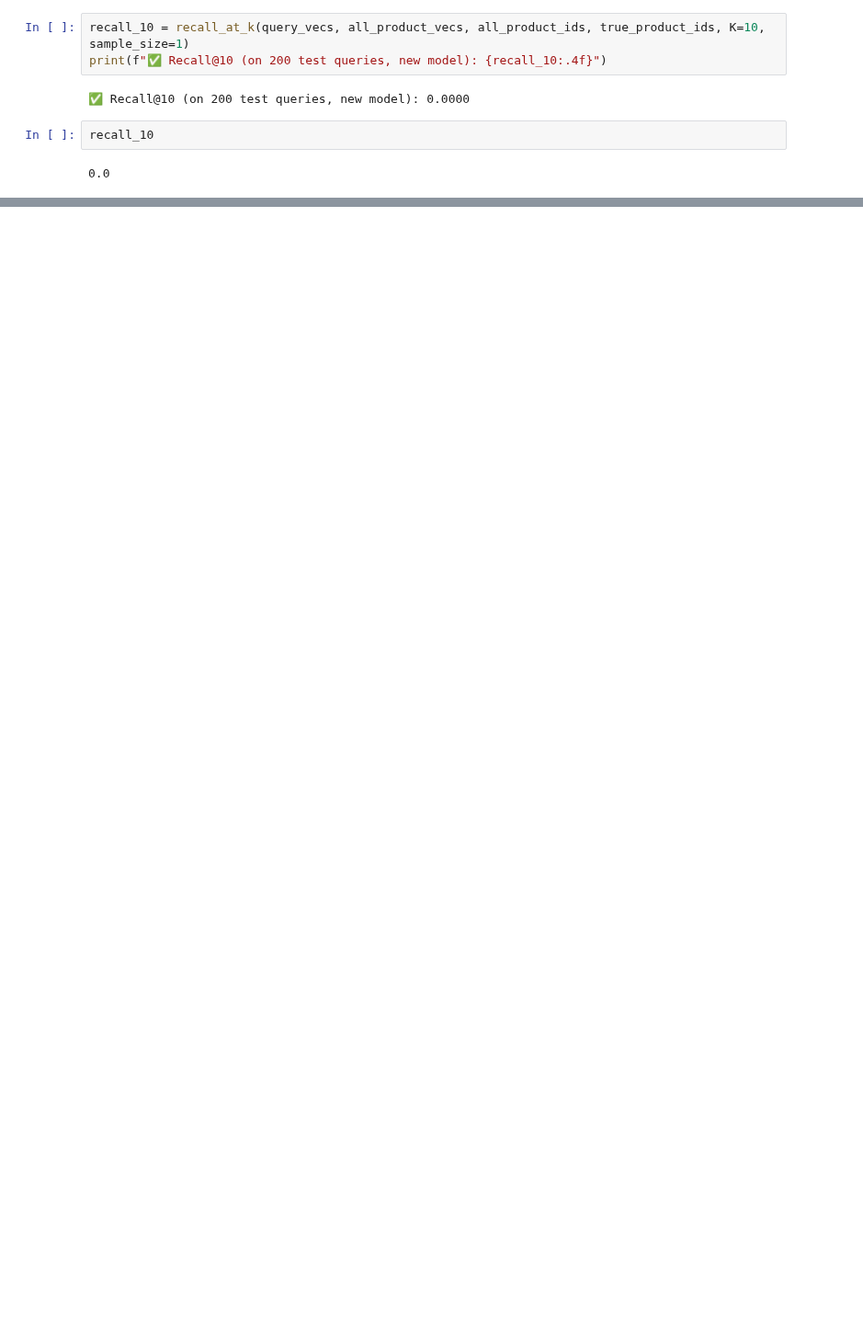
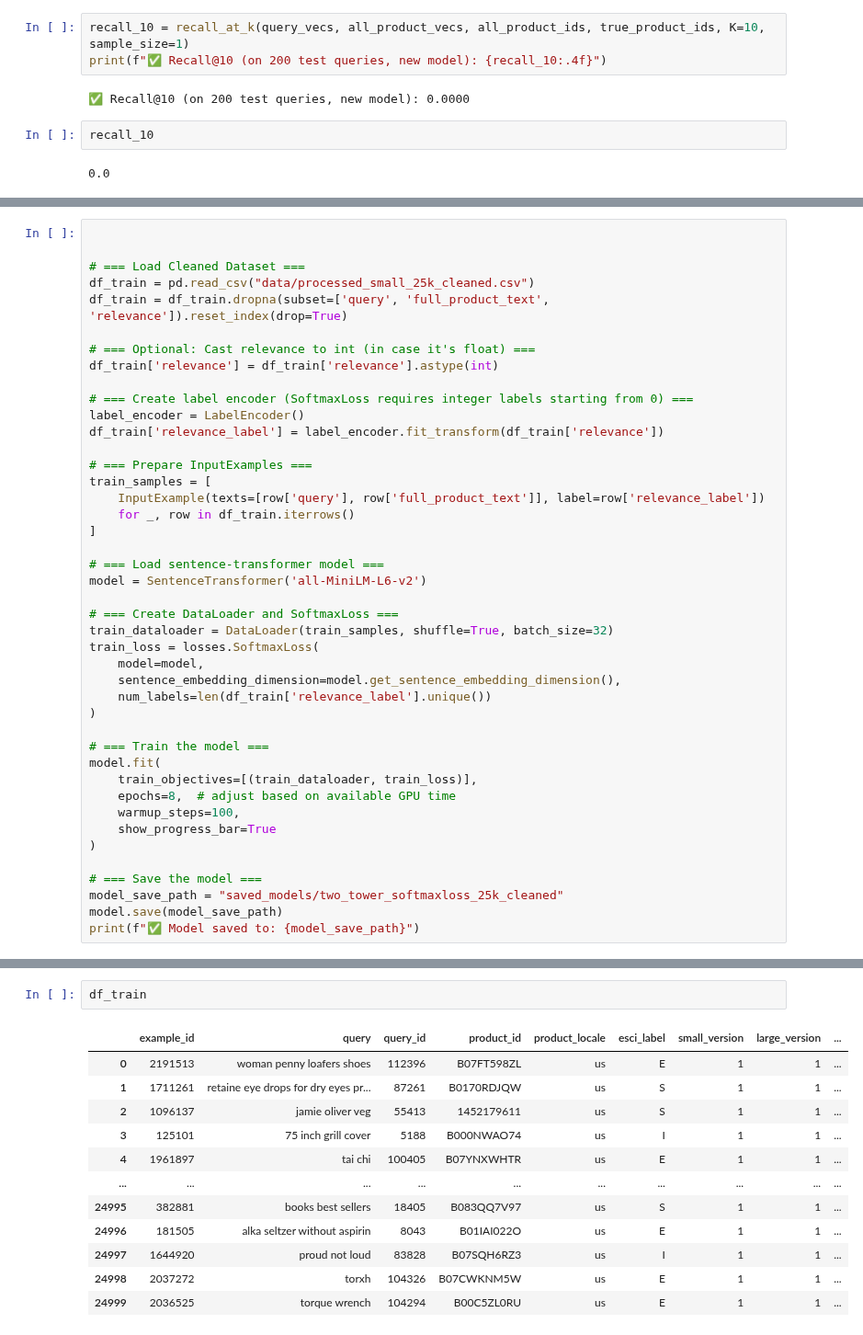
Before and after one commit to sarahpopeck/CS6220, a Jupyter notebook: twoTowers.ipynb, the cells around one changed output, grey strips where cells are left out. Shown at 92% size. Saved outputs shown, nothing was run; the diff lists cells and outputs as text; blank space fills up the shorter version.

Commit message:
added new model_summary,twoTowers, and dataset generator. Updated Readme and requirements
added new model_summary,twoTowers, and dataset generator. Updated Readme and requirements

```diff
--- a/twoTowers.ipynb
+++ b/twoTowers.ipynb
@@ -544,0 +632,43 @@ for rank, i in enumerate(top_k_idx[0], 1):
+# %%
+
+
+# === Load Cleaned Dataset ===
+df_train = pd.read_csv("data/processed_small_25k_cleaned.csv")
+df_train = df_train.dropna(subset=['query', 'full_product_text', 'relevance']).reset_index(drop=True)
+
+# === Optional: Cast relevance to int (in case it's float) ===
+df_train['relevance'] = df_train['relevance'].astype(int)
+
+# === Create label encoder (SoftmaxLoss requires integer labels starting from 0) ===
+label_encoder = LabelEncoder()
+df_train['relevance_label'] = label_encoder.fit_transform(df_train['relevance'])
+
+# === Prepare InputExamples ===
+train_samples = [
+    InputExample(texts=[row['query'], row['full_product_text']], label=row['relevance_label'])
+    for _, row in df_train.iterrows()
+]
+
+# === Load sentence-transformer model ===
+model = SentenceTransformer('all-MiniLM-L6-v2')
+
+# === Create DataLoader and SoftmaxLoss ===
+train_dataloader = DataLoader(train_samples, shuffle=True, batch_size=32)
+train_loss = losses.SoftmaxLoss(
+    model=model,
+    sentence_embedding_dimension=model.get_sentence_embedding_dimension(),
+    num_labels=len(df_train['relevance_label'].unique())
+)
+
+# === Train the model ===
+model.fit(
+    train_objectives=[(train_dataloader, train_loss)],
+    epochs=8,  # adjust based on available GPU time
+    warmup_steps=100,
+    show_progress_bar=True
+)
+
+# === Save the model ===
+model_save_path = "saved_models/two_tower_softmaxloss_25k_cleaned"
+model.save(model_save_path)
+print(f"✅ Model saved to: {model_save_path}")
@@ -544,0 +700,15 @@ for rank, i in enumerate(top_k_idx[0], 1):
+# %%
+df_train
+# %% [output]
+|  | example_id | query | query_id | product_id | product_locale | esci_label | small_version | large_version | ... |
+| 0 | 2191513 | woman penny loafers shoes | 112396 | B07FT598ZL | us | E | 1 | 1 | ... |
+| 1 | 1711261 | retaine eye drops for dry eyes pr... | 87261 | B0170RDJQW | us | S | 1 | 1 | ... |
+| 2 | 1096137 | jamie oliver veg | 55413 | 1452179611 | us | S | 1 | 1 | ... |
+| 3 | 125101 | 75 inch grill cover | 5188 | B000NWAO74 | us | I | 1 | 1 | ... |
+| 4 | 1961897 | tai chi | 100405 | B07YNXWHTR | us | E | 1 | 1 | ... |
+| ... | ... | ... | ... | ... | ... | ... | ... | ... | ... |
+| 24995 | 382881 | books best sellers | 18405 | B083QQ7V97 | us | S | 1 | 1 | ... |
+| 24996 | 181505 | alka seltzer without aspirin | 8043 | B01IAI022O | us | E | 1 | 1 | ... |
+| 24997 | 1644920 | proud not loud | 83828 | B07SQH6RZ3 | us | I | 1 | 1 | ... |
+| 24998 | 2037272 | torxh | 104326 | B07CWKNM5W | us | E | 1 | 1 | ... |
+| 24999 | 2036525 | torque wrench | 104294 | B00C5ZL0RU | us | E | 1 | 1 | ... |
```
Also changed, not shown: parts of 56 cells of this notebook, 3 other files.
